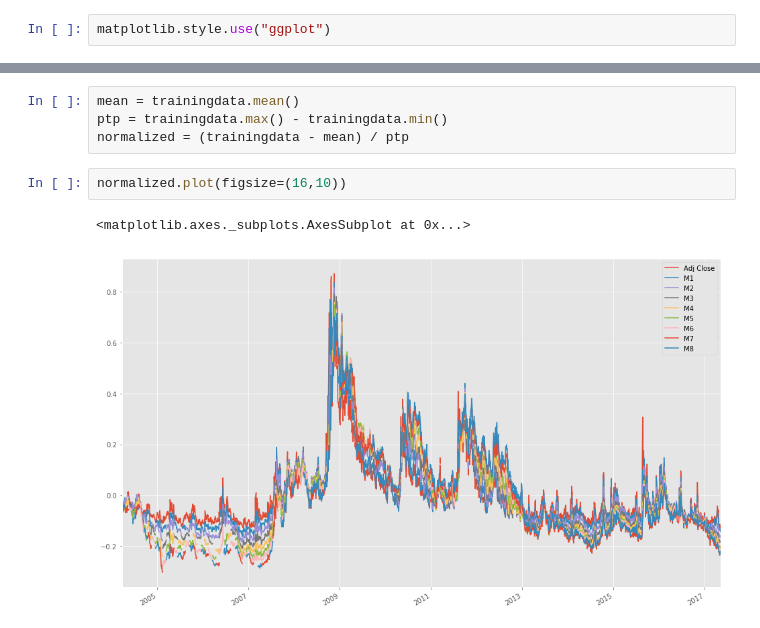
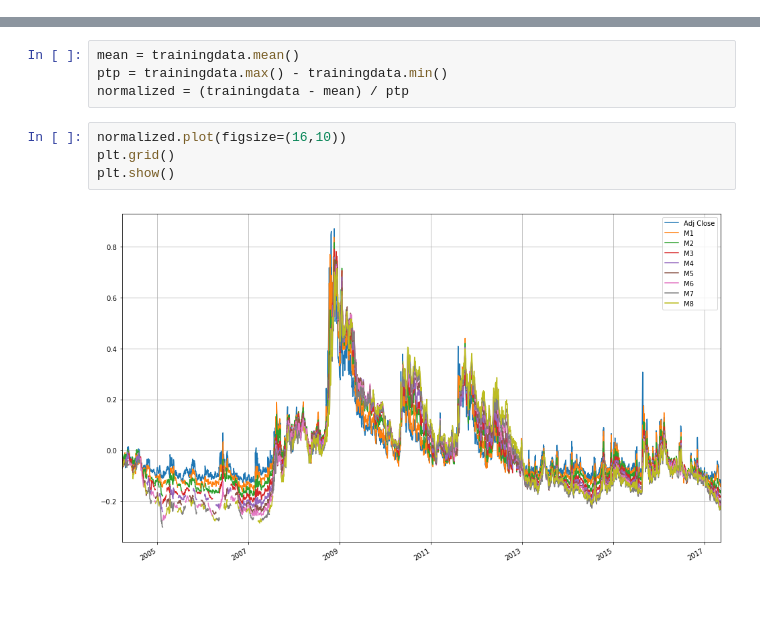
Before and after one commit to leyhline/vix-term-structure, a Jupyter notebook: overview.ipynb, the cells around one changed output, grey strips where cells are left out. Saved outputs shown, nothing was run; the diff lists cells and outputs as text; blank space fills up the shorter version.

```diff
--- a/overview.ipynb
+++ b/overview.ipynb
@@ -5,8 +3,6 @@ import pandas as pd
 import numpy as np
 import matplotlib.pyplot as plt
 import matplotlib
-# %%
-matplotlib.style.use("ggplot")
 # %%
 # Consider value '0' as NaN.
 xm_settle = pd.read_csv("data/8_m_settle.csv", usecols=range(1,10), dtype=np.float32,
@@ -67,6 +66,7 @@ ptp = trainingdata.max() - trainingdata.min()
 normalized = (trainingdata - mean) / ptp
 # %%
 normalized.plot(figsize=(16,10))
+plt.grid()
+plt.show()
 # %% [output]
-<matplotlib.axes._subplots.AxesSubplot at 0x...>
-[figure, old version]
+[figure, new version]
```
Also changed, not shown: parts of 4 cells of this notebook, 1 other file.
